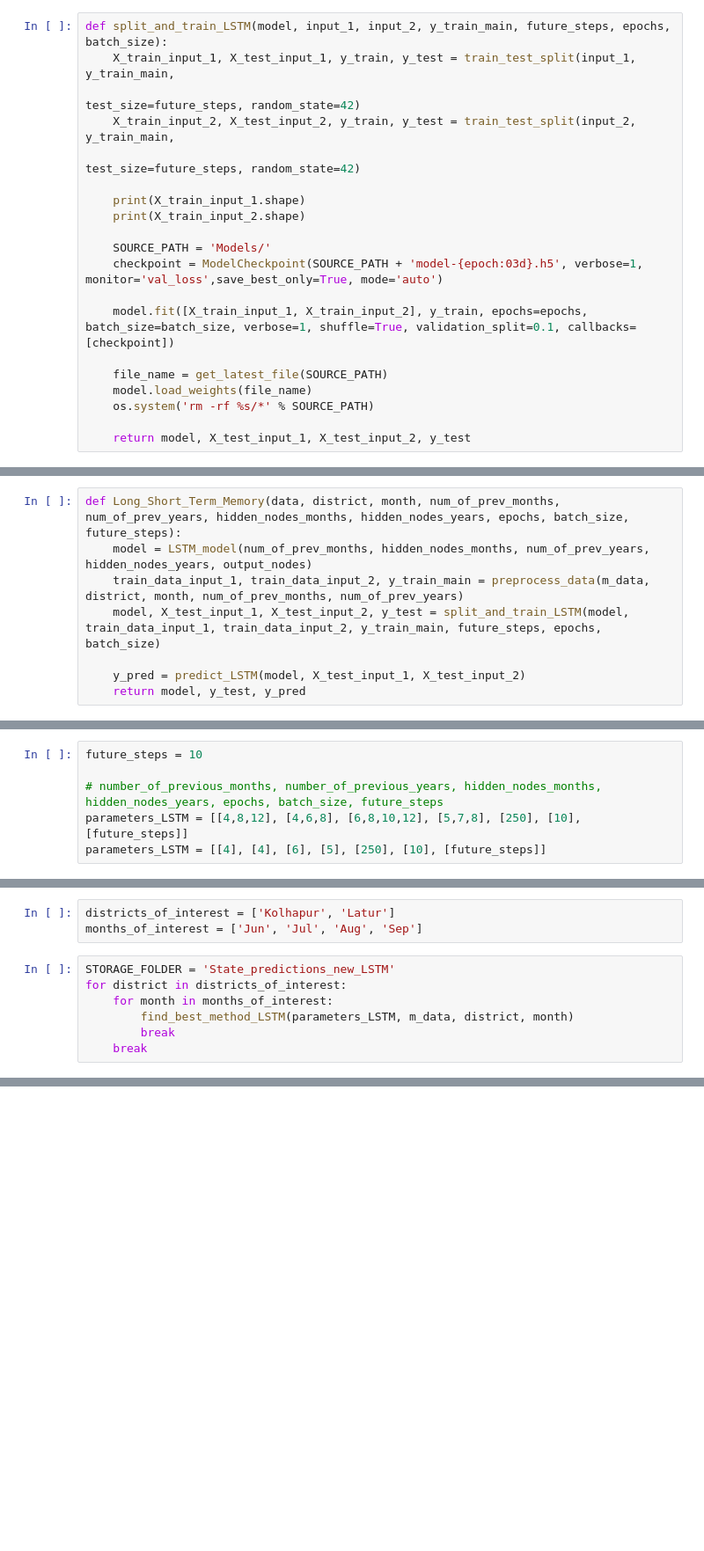
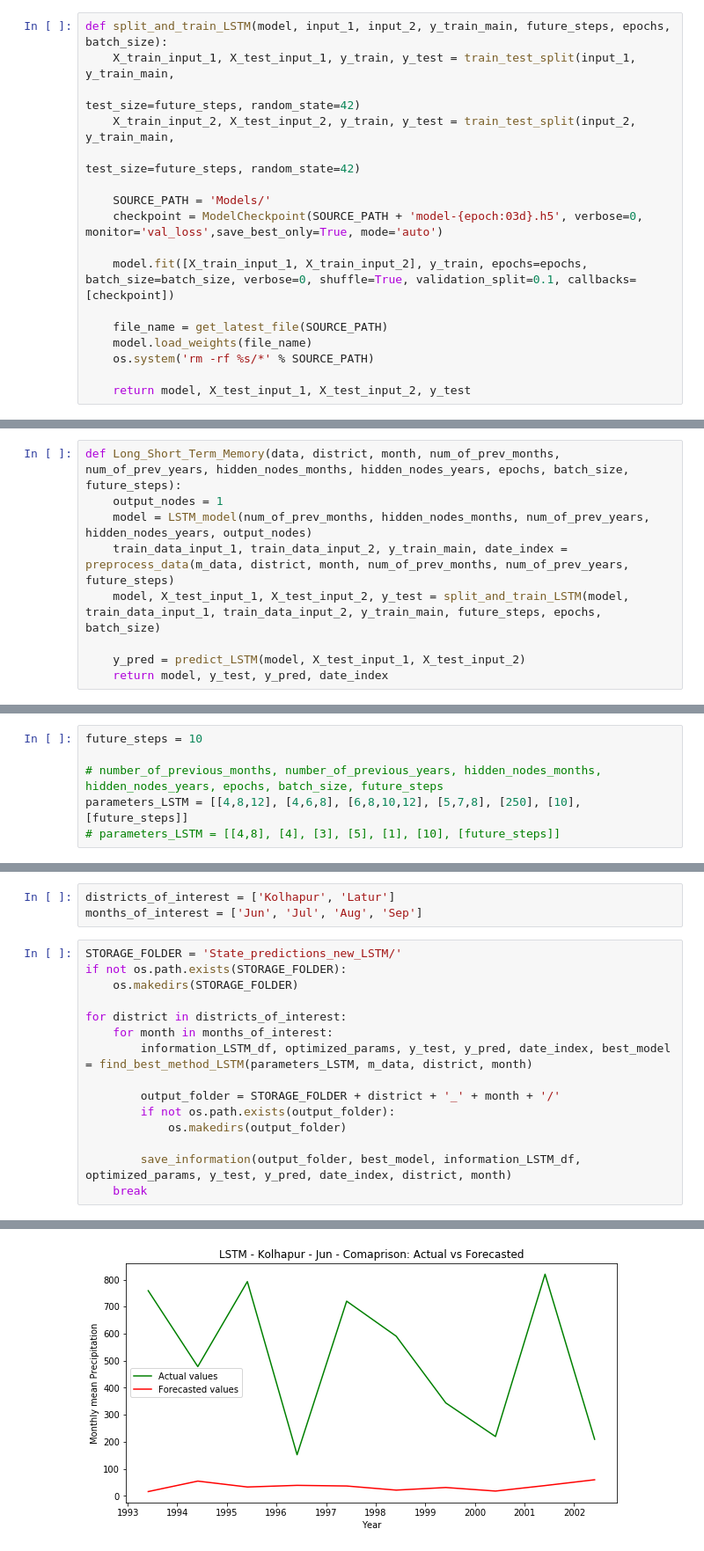
Before and after one commit to Abhishekmamidi123/Time-Series-Forecasting, a Jupyter notebook: Maharashtra_rainy_season_analysis/LSTM_new_model.ipynb, the cells around one changed output, grey strips where cells are left out. Shown: that part at 88% size. Saved outputs shown, nothing was run; the diff lists cells and outputs as text; blank space fills up the shorter version.

Commit message:
LSTM New model - Code - Completed

```diff
--- a/Maharashtra_rainy_season_analysis/LSTM_new_model.ipynb
+++ b/Maharashtra_rainy_season_analysis/LSTM_new_model.ipynb
@@ -185,13 +199,10 @@ def split_and_train_LSTM(model, input_1, input_2, y_train_main, future_steps, ep
     X_train_input_2, X_test_input_2, y_train, y_test = train_test_split(input_2, y_train_main,
                                                                     test_size=future_steps, random_state=42)
 
-    print(X_train_input_1.shape)
-    print(X_train_input_2.shape)
+    SOURCE_PATH = 'Models/'
+    checkpoint = ModelCheckpoint(SOURCE_PATH + 'model-{epoch:03d}.h5', verbose=0, monitor='val_loss',save_best_only=True, mode='auto')
 
-    SOURCE_PATH = 'Models/'
-    checkpoint = ModelCheckpoint(SOURCE_PATH + 'model-{epoch:03d}.h5', verbose=1, monitor='val_loss',save_best_only=True, mode='auto')
-
-    model.fit([X_train_input_1, X_train_input_2], y_train, epochs=epochs, batch_size=batch_size, verbose=1, shuffle=True, validation_split=0.1, callbacks=[checkpoint])
+    model.fit([X_train_input_1, X_train_input_2], y_train, epochs=epochs, batch_size=batch_size, verbose=0, shuffle=True, validation_split=0.1, callbacks=[checkpoint])
 
     file_name = get_latest_file(SOURCE_PATH)
     model.load_weights(file_name)
@@ -204,12 +215,13 @@ def predict_LSTM(model, X_test_input_1, X_test_input_2):
     return y_pred
 # %%
 def Long_Short_Term_Memory(data, district, month, num_of_prev_months, num_of_prev_years, hidden_nodes_months, hidden_nodes_years, epochs, batch_size, future_steps):
+    output_nodes = 1
     model = LSTM_model(num_of_prev_months, hidden_nodes_months, num_of_prev_years, hidden_nodes_years, output_nodes)
-    train_data_input_1, train_data_input_2, y_train_main = preprocess_data(m_data, district, month, num_of_prev_months, num_of_prev_years)
+    train_data_input_1, train_data_input_2, y_train_main, date_index = preprocess_data(m_data, district, month, num_of_prev_months, num_of_prev_years, future_steps)
     model, X_test_input_1, X_test_input_2, y_test = split_and_train_LSTM(model, train_data_input_1, train_data_input_2, y_train_main, future_steps, epochs, batch_size)
 
     y_pred = predict_LSTM(model, X_test_input_1, X_test_input_2)
-    return model, y_test, y_pred
+    return model, y_test, y_pred, date_index
 # %%
 def find_best_method_LSTM(parameters_LSTM, m_data, district, month):
     combination_of_params = get_combinations(parameters_LSTM)
@@ -250,4 +311,4 @@ future_steps = 10
 
 # number_of_previous_months, number_of_previous_years, hidden_nodes_months, hidden_nodes_years, epochs, batch_size, future_steps
 parameters_LSTM = [[4,8,12], [4,6,8], [6,8,10,12], [5,7,8], [250], [10], [future_steps]]
-parameters_LSTM = [[4], [4], [6], [5], [250], [10], [future_steps]]
+# parameters_LSTM = [[4,8], [4], [3], [5], [1], [10], [future_steps]]
@@ -257,10 +315,19 @@ parameters_LSTM = [[4], [4], [6], [5], [250], [10], [future_steps]]
 # %%
 districts_of_interest = ['Kolhapur', 'Latur']
 months_of_interest = ['Jun', 'Jul', 'Aug', 'Sep']
-# %%
-STORAGE_FOLDER = 'State_predictions_new_LSTM'
-for district in districts_of_interest:
-    for month in months_of_interest:
-        find_best_method_LSTM(parameters_LSTM, m_data, district, month)
-        break
-    break
+# %%
+STORAGE_FOLDER = 'State_predictions_new_LSTM/'
+if not os.path.exists(STORAGE_FOLDER):
+    os.makedirs(STORAGE_FOLDER)
+
+for district in districts_of_interest:
+    for month in months_of_interest:
+        information_LSTM_df, optimized_params, y_test, y_pred, date_index, best_model = find_best_method_LSTM(parameters_LSTM, m_data, district, month)
+
+        output_folder = STORAGE_FOLDER + district + '_' + month + '/'
+        if not os.path.exists(output_folder):
+            os.makedirs(output_folder)
+
+        save_information(output_folder, best_model, information_LSTM_df, optimized_params, y_test, y_pred, date_index, district, month)
+    break
+# %% [output]
@@ -266,0 +342 @@ for district in districts_of_interest:
+[figure, added]
```
Also changed, not shown: parts of 8 cells of this notebook.
